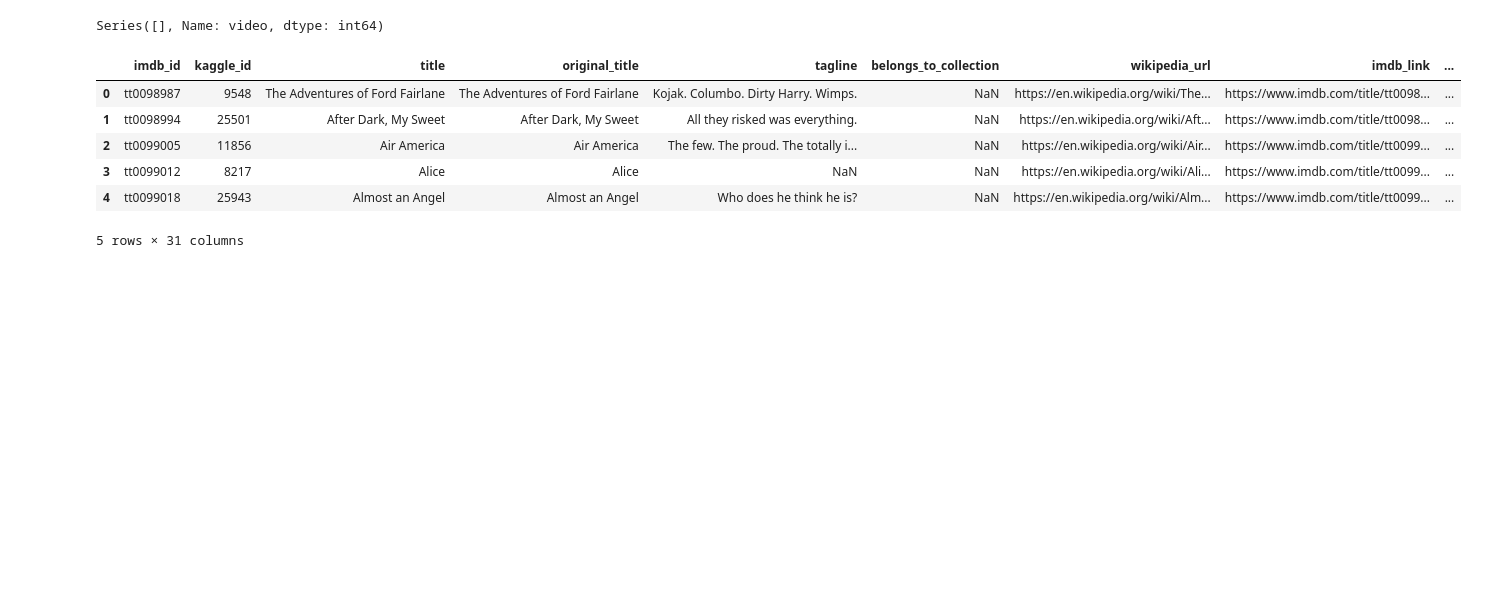
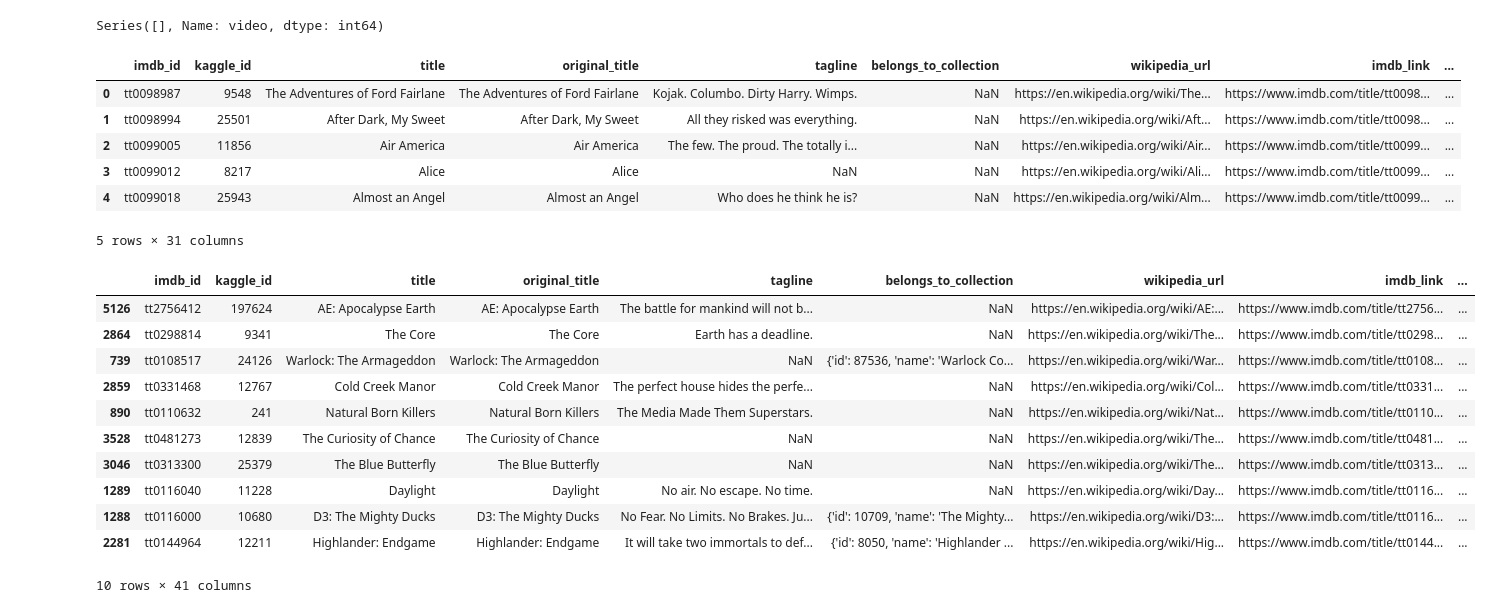
Before and after one commit to manBow1119/Movies-ETL, a Jupyter notebook: CleanUp.ipynb, the cells around one changed output. Saved outputs shown, nothing was run; the diff lists cells and outputs as text; code cells hidden in the pictures; blank space fills up the shorter version.

Commit message:
merged movies with ratings

```diff
--- a/CleanUp.ipynb
+++ b/CleanUp.ipynb
@@ -1002,0 +1006,27 @@ movies_df.head()
+# %%
+#Pivot to use movieId as the index
+rating_counts = ratings.groupby(['movieId','rating'], as_index=False).count().rename({'userId':'count'}, axis=1).pivot(index='movieId',columns='rating', values='count')
+# %%
+#rename columns with a prefix
+rating_counts.columns = ['rating_' + str(col) for col in rating_counts.columns]
+# %%
+#use left merge to keep everything in the movies_df
+movies_with_ratings_df = pd.merge(movies_df, rating_counts, left_on='kaggle_id', right_index=True, how='left')
+# %%
+#fill zeroes in for those movies without ratings
+movies_with_ratings_df[rating_counts.columns] = movies_with_ratings_df[rating_counts.columns].fillna(0)
+# %%
+movies_with_ratings_df.sample(10)
+# %% [output]
+|  | imdb_id | kaggle_id | title | original_title | tagline | belongs_to_collection | wikipedia_url | imdb_link | ... |
+| 5126 | tt2756412 | 197624 | AE: Apocalypse Earth | AE: Apocalypse Earth | The battle for mankind will not b... | NaN | https://en.wikipedia.org/wiki/AE:... | https://www.imdb.com/title/tt2756... | ... |
+| 2864 | tt0298814 | 9341 | The Core | The Core | Earth has a deadline. | NaN | https://en.wikipedia.org/wiki/The... | https://www.imdb.com/title/tt0298... | ... |
+| 739 | tt0108517 | 24126 | Warlock: The Armageddon | Warlock: The Armageddon | NaN | {'id': 87536, 'name': 'Warlock Co... | https://en.wikipedia.org/wiki/War... | https://www.imdb.com/title/tt0108... | ... |
+| 2859 | tt0331468 | 12767 | Cold Creek Manor | Cold Creek Manor | The perfect house hides the perfe... | NaN | https://en.wikipedia.org/wiki/Col... | https://www.imdb.com/title/tt0331... | ... |
+| 890 | tt0110632 | 241 | Natural Born Killers | Natural Born Killers | The Media Made Them Superstars. | NaN | https://en.wikipedia.org/wiki/Nat... | https://www.imdb.com/title/tt0110... | ... |
+| 3528 | tt0481273 | 12839 | The Curiosity of Chance | The Curiosity of Chance | NaN | NaN | https://en.wikipedia.org/wiki/The... | https://www.imdb.com/title/tt0481... | ... |
+| 3046 | tt0313300 | 25379 | The Blue Butterfly | The Blue Butterfly | NaN | NaN | https://en.wikipedia.org/wiki/The... | https://www.imdb.com/title/tt0313... | ... |
+| 1289 | tt0116040 | 11228 | Daylight | Daylight | No air. No escape. No time. | NaN | https://en.wikipedia.org/wiki/Day... | https://www.imdb.com/title/tt0116... | ... |
+| 1288 | tt0116000 | 10680 | D3: The Mighty Ducks | D3: The Mighty Ducks | No Fear. No Limits. No Brakes. Ju... | {'id': 10709, 'name': 'The Mighty... | https://en.wikipedia.org/wiki/D3:... | https://www.imdb.com/title/tt0116... | ... |
+| 2281 | tt0144964 | 12211 | Highlander: Endgame | Highlander: Endgame | It will take two immortals to def... | {'id': 8050, 'name': 'Highlander ... | https://en.wikipedia.org/wiki/Hig... | https://www.imdb.com/title/tt0144... | ... |
+10 rows × 41 columns
```
Also changed, not shown: parts of 5 cells of this notebook.
